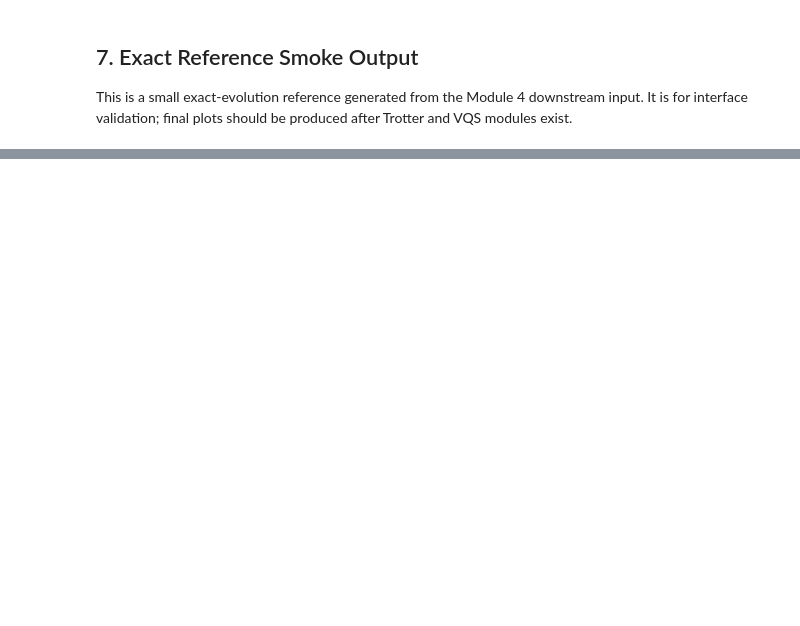
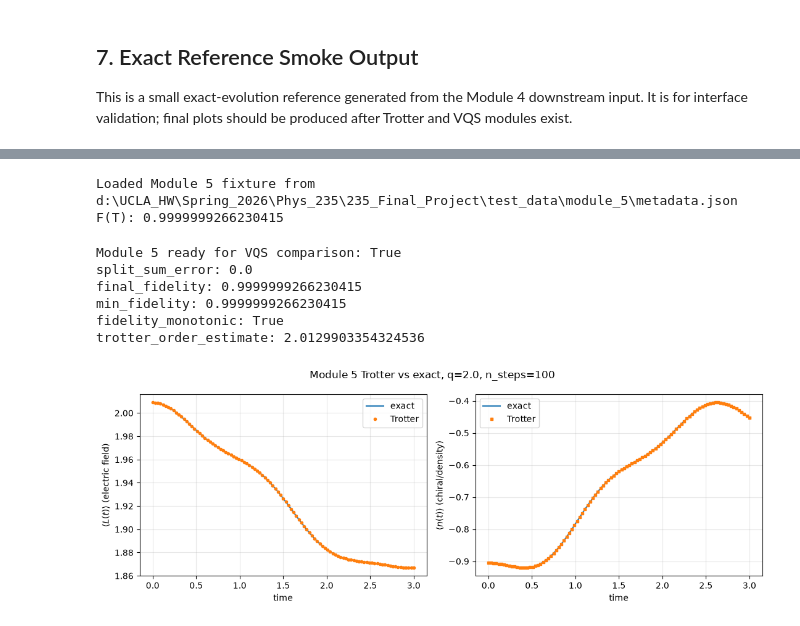
Before and after one commit to Renoir-J/235_Final_Project, a Jupyter notebook: code/main_skeleton.ipynb, the cells around one changed output, grey strips where cells are left out. Cells and saved outputs as stored; diff of their text form; code cells hidden in the pictures; blank space fills up the shorter version.

```diff
--- a/code/main_skeleton.ipynb
+++ b/code/main_skeleton.ipynb
@@ -289,0 +511,65 @@ plt.show()
+# %%
+module5_psi_0 = onp.asarray(module4_downstream_input["psi_0"], dtype=complex)
+
+if USE_TEST_DATA_INPUT and MODULE5_METADATA_PATH.exists() and not REGENERATE_TEST_DATA:
+    module5_metadata, module5_arrays = load_module5_fixture()
+    print("Loaded Module 5 fixture from", MODULE5_METADATA_PATH)
+    print("F(T):", module5_metadata["validation"]["final_fidelity"])
+else:
+    module5_config = make_module5_config()
+    module5_result = run_module5_from_config(module5_config, module5_psi_0)
+    print("Module 5 Trotter baseline")
+    print("  split_sum_error:", module5_result.validation["split_sum_error"])
+    print("  final_fidelity F(T):", module5_result.validation["final_fidelity"])
+    print("  min_fidelity:", module5_result.validation["min_fidelity"])
+    print("  trotter_order_estimate:", module5_result.validation["trotter_order_estimate"])
+    module5_metadata = save_module5_test_data(module5_result)
+    module5_arrays = onp.load(MODULE5_ARRAYS_PATH, allow_pickle=False)
+    print("Saved Module 5 fixture to", MODULE5_FIXTURE_DIR)
+# %% [output]
+Loaded Module 5 fixture from d:\UCLA_HW\Spring_2026\Phys_235\235_Final_Project\test_data\module_5\metadata.json
+F(T): 0.9999999266230415
+# %%
+if "module5_result" in globals():
+    module5_ready = module5_acceptance_passed(module5_result.validation)
+    validation_source = module5_result.validation
+else:
+    module5_ready = bool(float(module5_metadata["validation"]["final_fidelity"]) > 0.99)
+    validation_source = module5_metadata["validation"]
+
+print("Module 5 ready for VQS comparison:", module5_ready)
+for key, value in validation_source.items():
+    print(f"{key}: {value}")
+
+assert module5_ready, "Module 5 Trotter baseline failed acceptance; do not proceed to VQS comparison."
+# %% [output]
+Module 5 ready for VQS comparison: True
+split_sum_error: 0.0
+final_fidelity: 0.9999999266230415
+min_fidelity: 0.9999999266230415
+fidelity_monotonic: True
+trotter_order_estimate: 2.0129903354324536
+# %%
+m5_times = module5_arrays["times"]
+
+fig, axes = plt.subplots(1, 2, figsize=(11, 4))
+axes[0].plot(m5_times, module5_arrays["exact_electric_field"], "-", label="exact")
+axes[0].plot(m5_times, module5_arrays["trotter_electric_field"], "o", ms=3, label="Trotter")
+axes[0].set_xlabel("time")
+axes[0].set_ylabel(r"$\langle L(t)\rangle$ (electric field)")
+axes[0].grid(True, alpha=0.3)
+axes[0].legend()
+
+axes[1].plot(m5_times, module5_arrays["exact_chiral_condensate"], "-", label="exact")
+axes[1].plot(m5_times, module5_arrays["trotter_chiral_condensate"], "s", ms=3, label="Trotter")
+axes[1].set_xlabel("time")
+axes[1].set_ylabel(r"$\langle n(t)\rangle$ (chiral/density)")
+axes[1].grid(True, alpha=0.3)
+axes[1].legend()
+
+n_steps_used = module5_metadata["config"]["n_steps"]
+fig.suptitle(f"Module 5 Trotter vs exact, q={module5_metadata['config']['q_final']}, n_steps={n_steps_used}")
+fig.tight_layout()
+plt.show()
+# %% [output]
+[figure, added]
```
Also changed, not shown: parts of 15 cells of this notebook, 5 other files.
